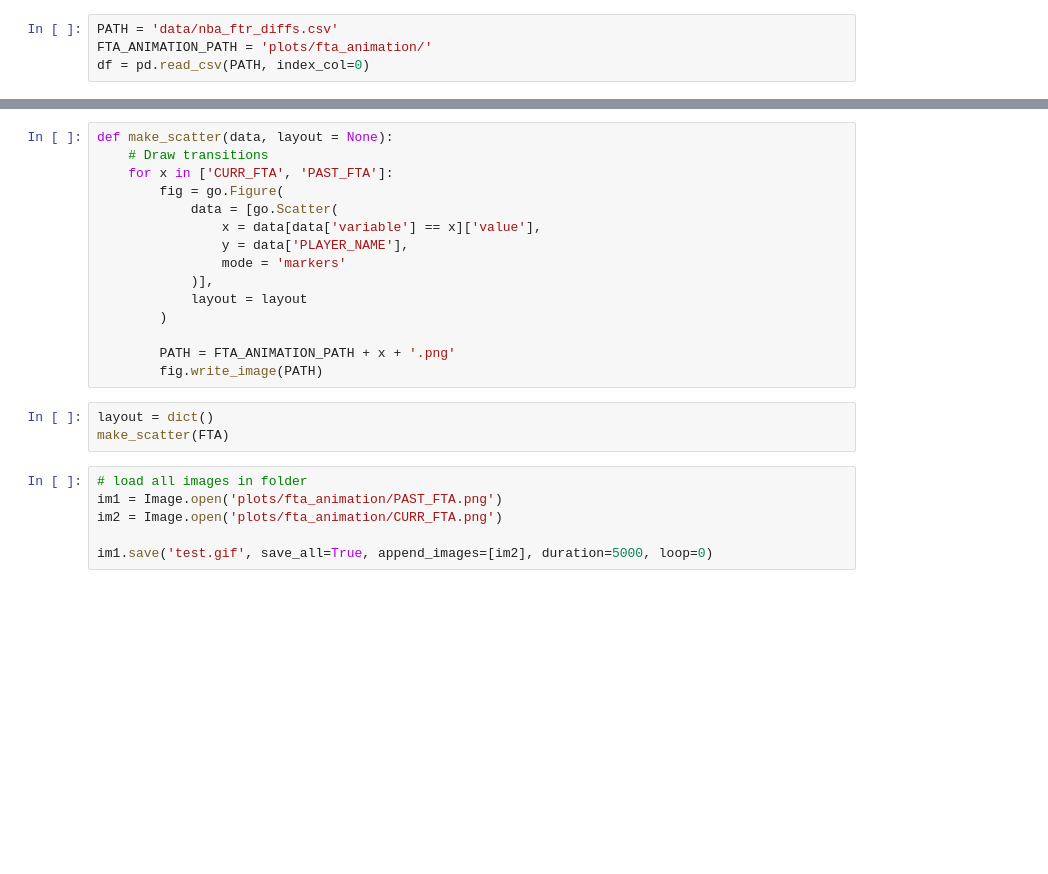
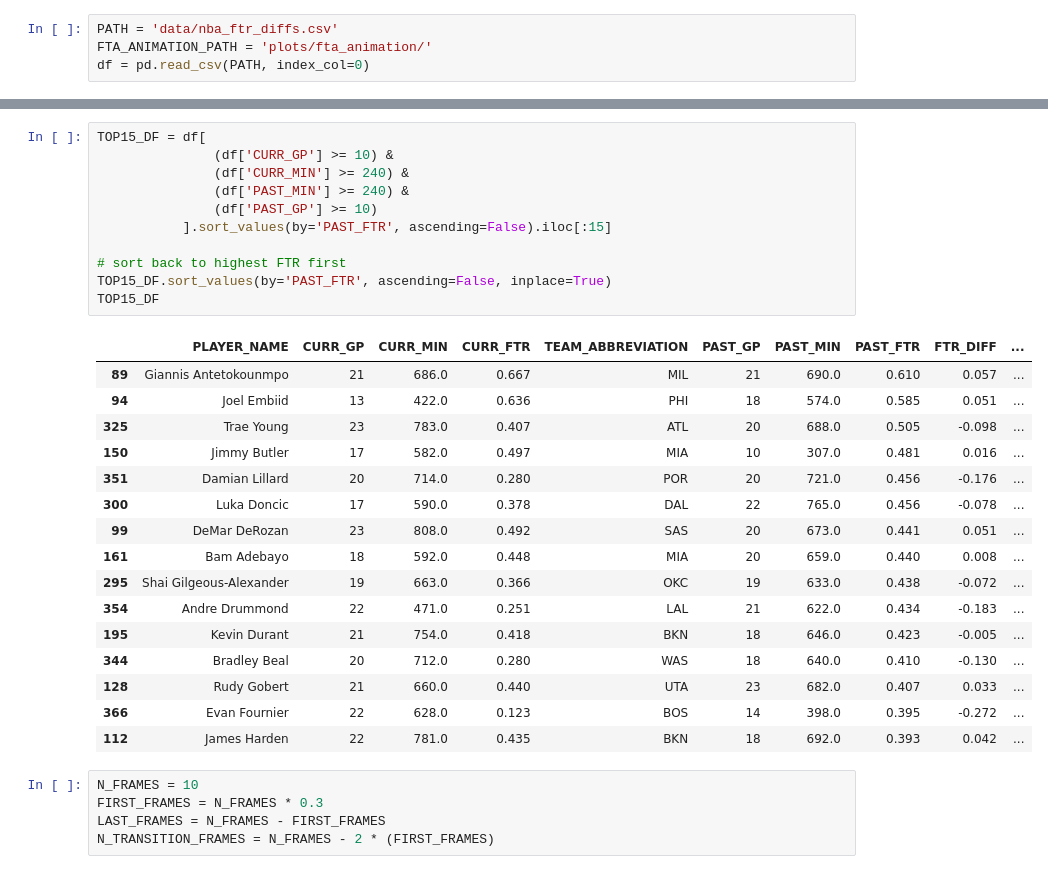
Before and after one commit to SpecCRA/nba_ft_comparisons, a Jupyter notebook: plotting_notebook.ipynb, the cells around one changed output, grey strips where cells are left out. Drawn from its saved outputs; the diff is of its cells as text; blank space fills up the shorter version.

```diff
--- a/plotting_notebook.ipynb
+++ b/plotting_notebook.ipynb
@@ -66,24 +19,33 @@ plots/fta_animation/test_image.png
-# %%
-def make_scatter(data, layout = None):
-    # Draw transitions
-    for x in ['CURR_FTA', 'PAST_FTA']:
-        fig = go.Figure(
-            data = [go.Scatter(
-                x = data[data['variable'] == x]['value'],
-                y = data['PLAYER_NAME'],
-                mode = 'markers'
-            )],
-            layout = layout
-        )
-
-        PATH = FTA_ANIMATION_PATH + x + '.png'
-        fig.write_image(PATH)
-# %%
-layout = dict()
-make_scatter(FTA)
-# %%
-# load all images in folder
-im1 = Image.open('plots/fta_animation/PAST_FTA.png')
-im2 = Image.open('plots/fta_animation/CURR_FTA.png')
-
-im1.save('test.gif', save_all=True, append_images=[im2], duration=5000, loop=0)
+# %%
+TOP15_DF = df[
+               (df['CURR_GP'] >= 10) &
+               (df['CURR_MIN'] >= 240) &
+               (df['PAST_MIN'] >= 240) &
+               (df['PAST_GP'] >= 10)
+           ].sort_values(by='PAST_FTR', ascending=False).iloc[:15]
+
+# sort back to highest FTR first
+TOP15_DF.sort_values(by='PAST_FTR', ascending=False, inplace=True)
+TOP15_DF
+# %% [output]
+|  | PLAYER_NAME | CURR_GP | CURR_MIN | CURR_FTR | TEAM_ABBREVIATION | PAST_GP | PAST_MIN | PAST_FTR | FTR_DIFF | ... |
+| 89 | Giannis Antetokounmpo | 21 | 686.0 | 0.667 | MIL | 21 | 690.0 | 0.610 | 0.057 | ... |
+| 94 | Joel Embiid | 13 | 422.0 | 0.636 | PHI | 18 | 574.0 | 0.585 | 0.051 | ... |
+| 325 | Trae Young | 23 | 783.0 | 0.407 | ATL | 20 | 688.0 | 0.505 | -0.098 | ... |
+| 150 | Jimmy Butler | 17 | 582.0 | 0.497 | MIA | 10 | 307.0 | 0.481 | 0.016 | ... |
+| 351 | Damian Lillard | 20 | 714.0 | 0.280 | POR | 20 | 721.0 | 0.456 | -0.176 | ... |
+| 300 | Luka Doncic | 17 | 590.0 | 0.378 | DAL | 22 | 765.0 | 0.456 | -0.078 | ... |
+| 99 | DeMar DeRozan | 23 | 808.0 | 0.492 | SAS | 20 | 673.0 | 0.441 | 0.051 | ... |
+| 161 | Bam Adebayo | 18 | 592.0 | 0.448 | MIA | 20 | 659.0 | 0.440 | 0.008 | ... |
+| 295 | Shai Gilgeous-Alexander | 19 | 663.0 | 0.366 | OKC | 19 | 633.0 | 0.438 | -0.072 | ... |
+| 354 | Andre Drummond | 22 | 471.0 | 0.251 | LAL | 21 | 622.0 | 0.434 | -0.183 | ... |
+| 195 | Kevin Durant | 21 | 754.0 | 0.418 | BKN | 18 | 646.0 | 0.423 | -0.005 | ... |
+| 344 | Bradley Beal | 20 | 712.0 | 0.280 | WAS | 18 | 640.0 | 0.410 | -0.130 | ... |
+| 128 | Rudy Gobert | 21 | 660.0 | 0.440 | UTA | 23 | 682.0 | 0.407 | 0.033 | ... |
+| 366 | Evan Fournier | 22 | 628.0 | 0.123 | BOS | 14 | 398.0 | 0.395 | -0.272 | ... |
+| 112 | James Harden | 22 | 781.0 | 0.435 | BKN | 18 | 692.0 | 0.393 | 0.042 | ... |
+# %%
+N_FRAMES = 10
+FIRST_FRAMES = N_FRAMES * 0.3
+LAST_FRAMES = N_FRAMES - FIRST_FRAMES
+N_TRANSITION_FRAMES = N_FRAMES - 2 * (FIRST_FRAMES)
```
Also changed, not shown: parts of 13 cells of this notebook, 3 other files.
